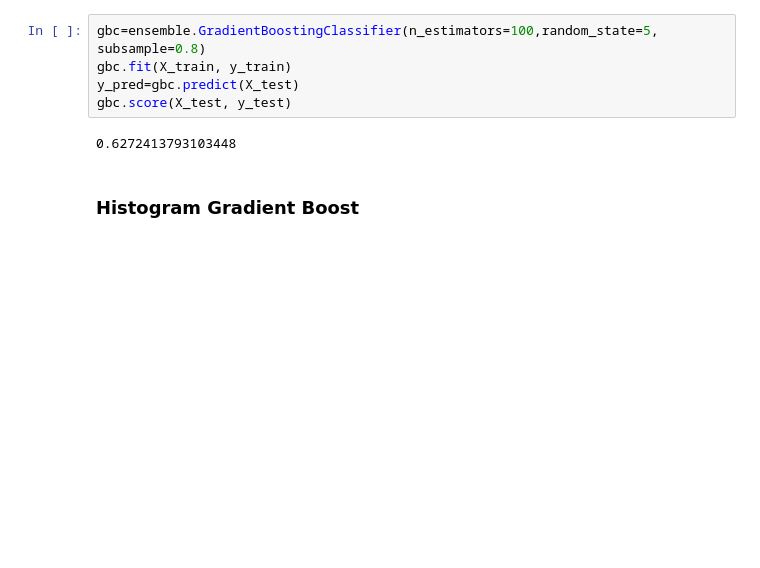
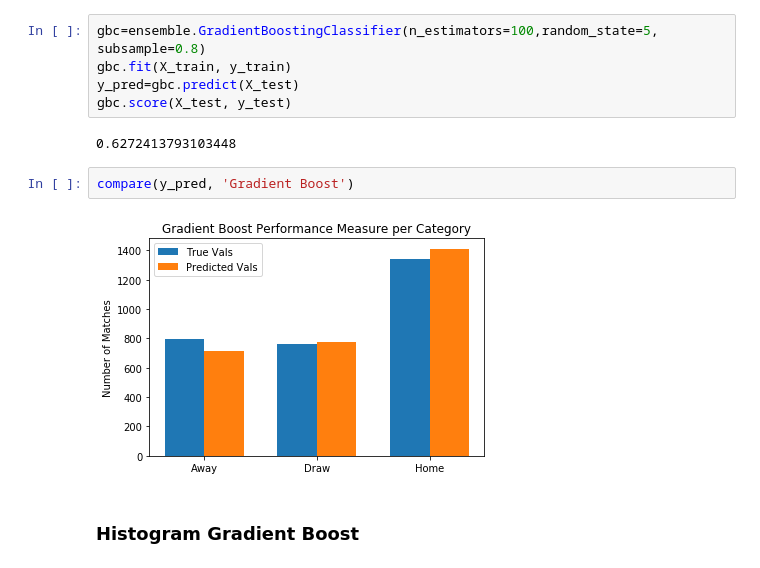
Before and after one commit to adelbit/Football-League-Predictor, a Jupyter notebook: SVM and Ensemble Algos/svm_ensemble.ipynb, the cells around one changed output. Drawn from its saved outputs; the diff is of its cells as text; blank space fills up the shorter version.

```diff
--- a/SVM and Ensemble Algos/svm_ensemble.ipynb
+++ b/SVM and Ensemble Algos/svm_ensemble.ipynb
@@ -121,6 +133,10 @@ y_pred=gbc.predict(X_test)
 gbc.score(X_test, y_test)
 # %% [output]
 0.6272413793103448
+# %%
+compare(y_pred, 'Gradient Boost')
+# %% [output]
+[figure, added]
 # %% [markdown]
 ### Histogram Gradient Boost
 # %%
```
Also changed, not shown: parts of 9 cells of this notebook, 1 other file.
